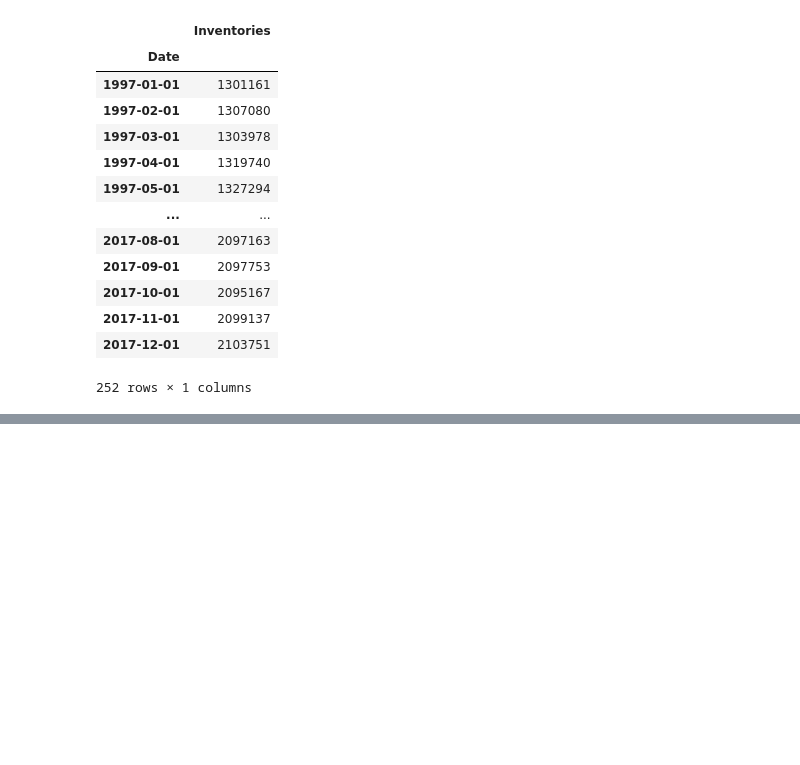
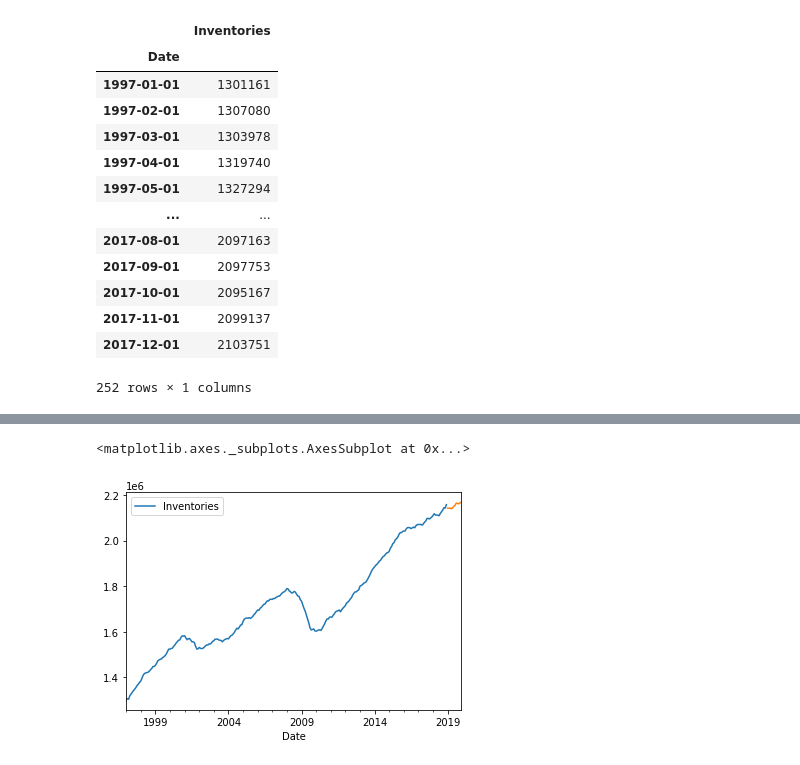
Before and after one commit to kozz84/Udemy, a Jupyter notebook: Time_Series.ipynb, the cells around one changed output, grey strips where cells are left out. Cells and saved outputs as stored; diff of their text form; code cells hidden in the pictures; blank space fills up the shorter version.

```diff
--- a/Time_Series.ipynb
+++ b/Time_Series.ipynb
@@ -1024,0 +1036,6 @@ predictions = results.predict(start=start,end=end,type='levels')
+# %%
+trade.plot()
+forecast.plot()
+# %% [output]
+<matplotlib.axes._subplots.AxesSubplot at 0x...>
+[figure, added]
```
Also changed, not shown: parts of 37 cells of this notebook.
